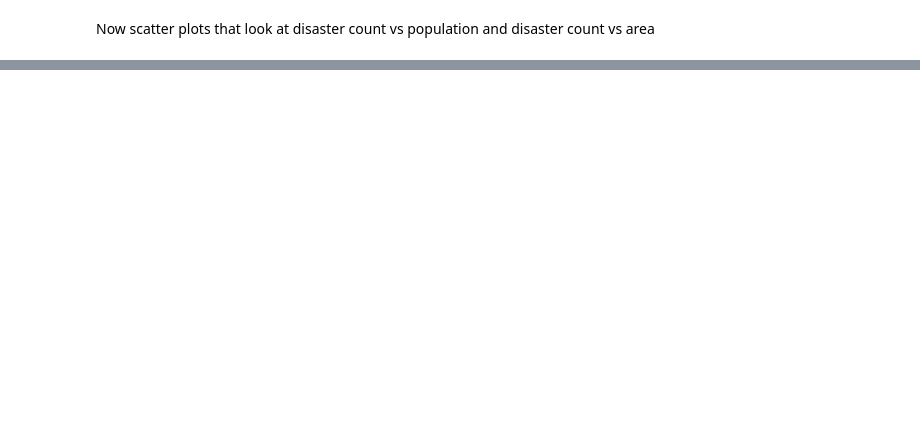
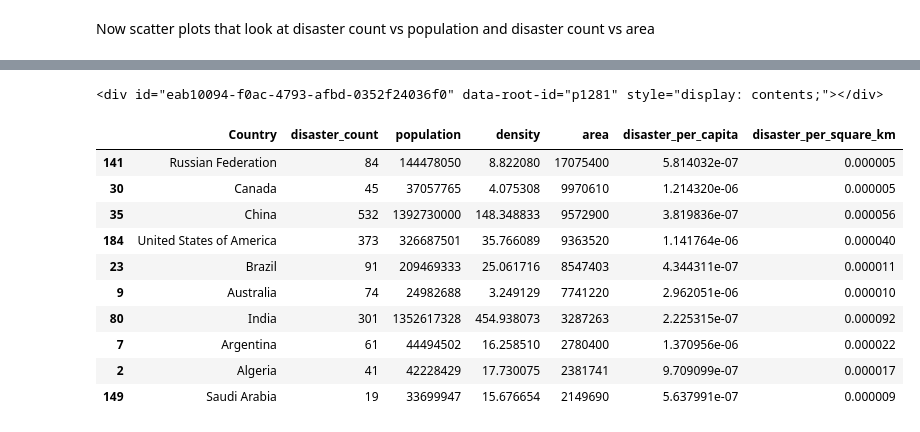
Before and after one commit to KeeganDavis/bootcamp-project-3, a Jupyter notebook: devs/riley/python_and_sql/population_bokeh_visuals.ipynb, the cells around one changed output, grey strips where cells are left out. Drawn from its saved outputs; the diff is of its cells as text; code cells hidden in the pictures; blank space fills up the shorter version.

```diff
--- a/devs/riley/python_and_sql/population_bokeh_visuals.ipynb
+++ b/devs/riley/python_and_sql/population_bokeh_visuals.ipynb
@@ -674,0 +747,4 @@ show(p)
+# %%
+print(html_plot_nine)
+# %% [output]
+<div id="eab10094-f0ac-4793-afbd-0352f24036f0" data-root-id="p1281" style="display: contents;"></div>
@@ -674,0 +784,19 @@ show(p)
+# %%
+#interesting, Russia got removed from our dataset due to naming collisions when trying to mitigate data loss
+#managed to grab it again by manually adjusting country code in original data
+
+final_country_pop_disaster_df = final_country_pop_disaster_df.sort_values('area', ascending=False)
+
+final_country_pop_disaster_df.head(10)
+# %% [output]
+|  | Country | disaster_count | population | density | area | disaster_per_capita | disaster_per_square_km |
+| 141 | Russian Federation | 84 | 144478050 | 8.822080 | 17075400 | 5.814032e-07 | 0.000005 |
+| 30 | Canada | 45 | 37057765 | 4.075308 | 9970610 | 1.214320e-06 | 0.000005 |
+| 35 | China | 532 | 1392730000 | 148.348833 | 9572900 | 3.819836e-07 | 0.000056 |
+| 184 | United States of America | 373 | 326687501 | 35.766089 | 9363520 | 1.141764e-06 | 0.000040 |
+| 23 | Brazil | 91 | 209469333 | 25.061716 | 8547403 | 4.344311e-07 | 0.000011 |
+| 9 | Australia | 74 | 24982688 | 3.249129 | 7741220 | 2.962051e-06 | 0.000010 |
+| 80 | India | 301 | 1352617328 | 454.938073 | 3287263 | 2.225315e-07 | 0.000092 |
+| 7 | Argentina | 61 | 44494502 | 16.258510 | 2780400 | 1.370956e-06 | 0.000022 |
+| 2 | Algeria | 41 | 42228429 | 17.730075 | 2381741 | 9.709099e-07 | 0.000017 |
+| 149 | Saudi Arabia | 19 | 33699947 | 15.676654 | 2149690 | 5.637991e-07 | 0.000009 |
```
Also changed, not shown: parts of 43 cells of this notebook, 2 other files.
